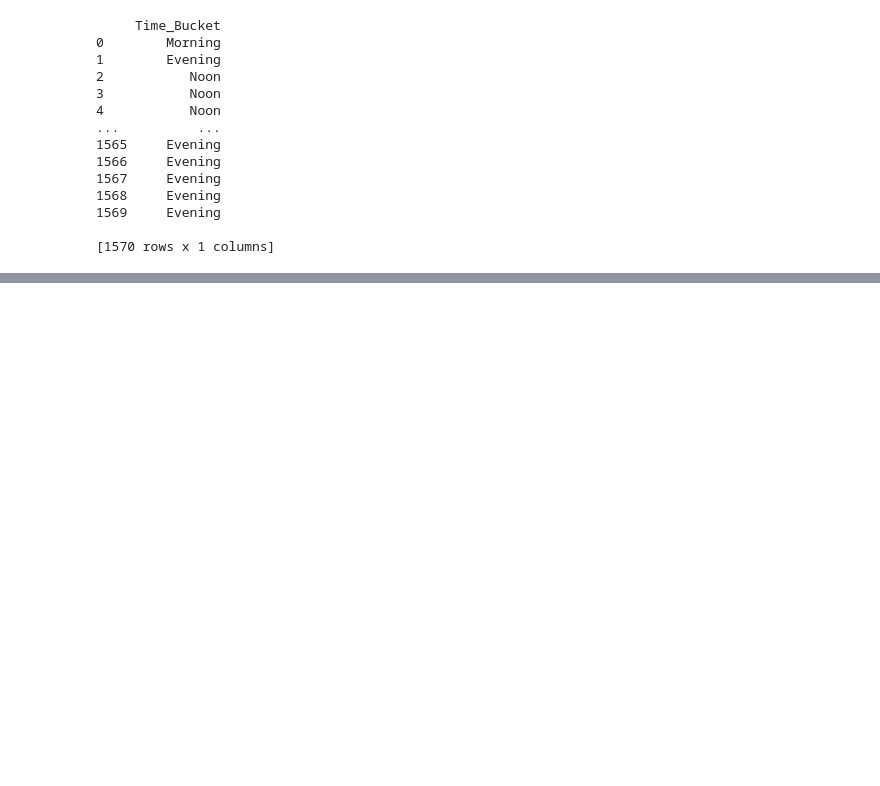
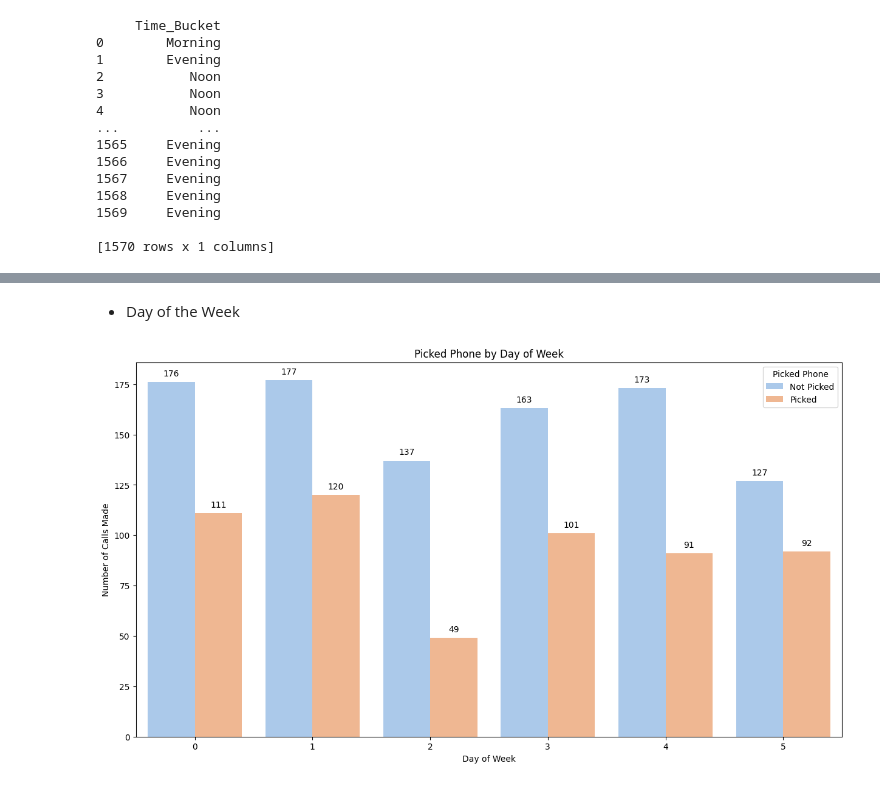
Before and after one commit to sukritimacker/LeadInsight-Analyzer, a Jupyter notebook: LeadInsight_Analyser.ipynb, the cells around one changed output, grey strips where cells are left out. Cells and saved outputs as stored; diff of their text form; code cells hidden in the pictures; blank space fills up the shorter version.

```diff
--- a/LeadInsight_Analyser.ipynb
+++ b/LeadInsight_Analyser.ipynb
@@ -137,5 +134,4 @@ df['Timestamp']
 1569   2019-11-30 19:48:31
 Name: Timestamp, Length: 1570, dtype: datetime64[ns]
 # %%
-dates_days_df = pd.DataFrame({'Date': df['Timestamp'].dt.date, 'Day of Week': df['Timestamp'].dt.dayofweek})
-dates_days_df
+df['Day of Week'] = df['Timestamp'].dt.dayofweek
@@ -199,0 +196,2 @@ print(df[['Time_Bucket']])
+# %%
+df['Picked the phone'] = df['Picked the phone'].replace({'Yes, but mentioned to call later': 'Yes'})
@@ -199,0 +218,2 @@ print(df[['Time_Bucket']])
+# %%
+df['Reason Why Phone is not picked'] = df['Reason Why Phone is not picked'].replace({'not pickup the call ': 'Not Picked the Call'})
@@ -199,0 +241,2 @@ print(df[['Time_Bucket']])
+# %%
+df['meeting_scheduled'] = np.where(~df['Insert Meeting Date & Time Slot'].isna(), 1, 0)
@@ -199,0 +269,15 @@ print(df[['Time_Bucket']])
+# %% [markdown]
+- Day of the Week
+# %%
+plt.figure(figsize=(15, 8))
+ax = sns.countplot(x='Day of Week', hue='Picked the phone', data=df, palette='pastel')
+for p in ax.patches:
+    ax.annotate(f'{p.get_height()}', (p.get_x() + p.get_width() / 2., p.get_height()),
+                ha='center', va='center', xytext=(0, 10), textcoords='offset points')
+plt.xlabel('Day of Week')
+plt.ylabel('Number of Calls Made')
+plt.title('Picked Phone by Day of Week')
+plt.legend(title='Picked Phone', labels=['Not Picked', 'Picked'])
+plt.show()
+# %% [output]
+[figure, added]
```
Also changed, not shown: parts of 36 cells of this notebook, 2 other files.
